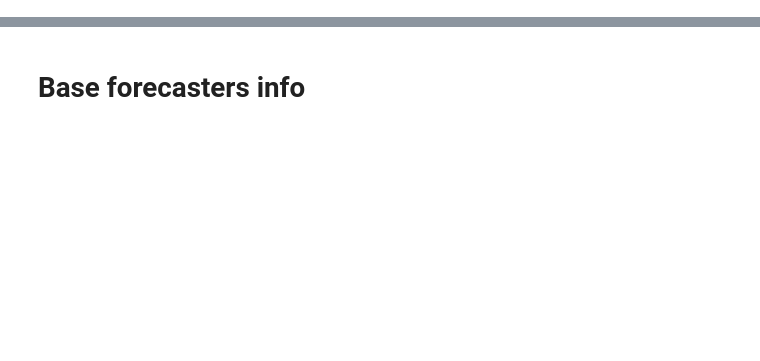
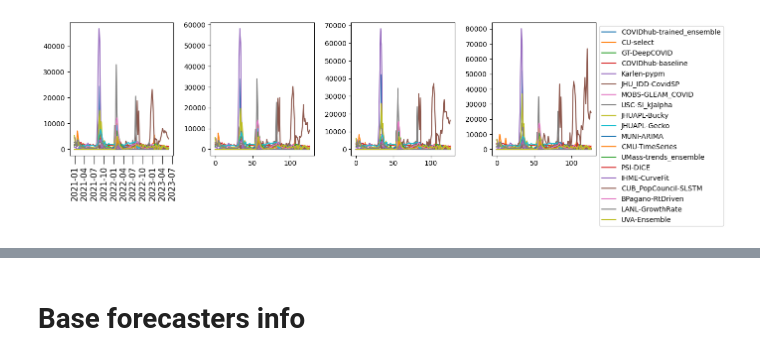
Before and after one commit to hysk79/omni-quantile, a Jupyter notebook: src/covid_hosp_weekly_v2 states.ipynb, the cells around one changed output, grey strips where cells are left out. Drawn from its saved outputs; the diff is of its cells as text; code cells hidden in the pictures; blank space fills up the shorter version.

```diff
--- a/src/covid_hosp_weekly_v2 states.ipynb
+++ b/src/covid_hosp_weekly_v2 states.ipynb
@@ -30,0 +248,32 @@ set()
+# %%
+geo = 'LA'
+w = 4
+
+d = pickle.load(open(f'../data/hospitalizations/preprocess_states_weekly/{geo}.pkl', 'rb'))
+f_list = d['forecaster_list']
+alpha_list = d['alpha_list']
+dates_list = d['dates_list']
+dates_list_pd = pd.to_datetime(dates_list)
+Y = d['Y']
+T = len(dates_list)
+
+ens_model_names = ['COVIDhub-4_week_ensemble', 'JHUAPL-SLPHospEns']
+forecasts_wo_ens_dict = d['forecasts_dict']
+f_list_wo_ens = [f for f in f_list if f not in ens_model_names]
+
+fig, ax = plt.subplots(1, 4, figsize=(14, 4))
+for f_name in f_list_wo_ens:
+    # if f_name == 'JHUAPL-Bucky': continue
+    # if f_name == 'JHU_IDD-CovidSP': continue
+    # if f_name == 'USC-SI_kJalpha': continue
+    ax[0].plot(dates_list_pd, forecasts_wo_ens_dict[w][f_name][0.9], label=f_name)
+    ax[1].plot(np.arange(T), forecasts_wo_ens_dict[w][f_name][0.95], label=f_name)
+    ax[2].plot(np.arange(T), forecasts_wo_ens_dict[w][f_name][0.975], label=f_name)
+    ax[3].plot(np.arange(T), forecasts_wo_ens_dict[w][f_name][0.99], label=f_name)
+ax[0].tick_params(axis='x', labelrotation=90, labelsize=12, size=12)
+ax[3].legend(bbox_to_anchor=(1, 1))
+# ax[0].set_ylim(0, 2500)
+fig.tight_layout()
+plt.show()
+# %% [output]
+[figure, added]
```
Also changed, not shown: parts of 32 cells of this notebook, 8 other files.
